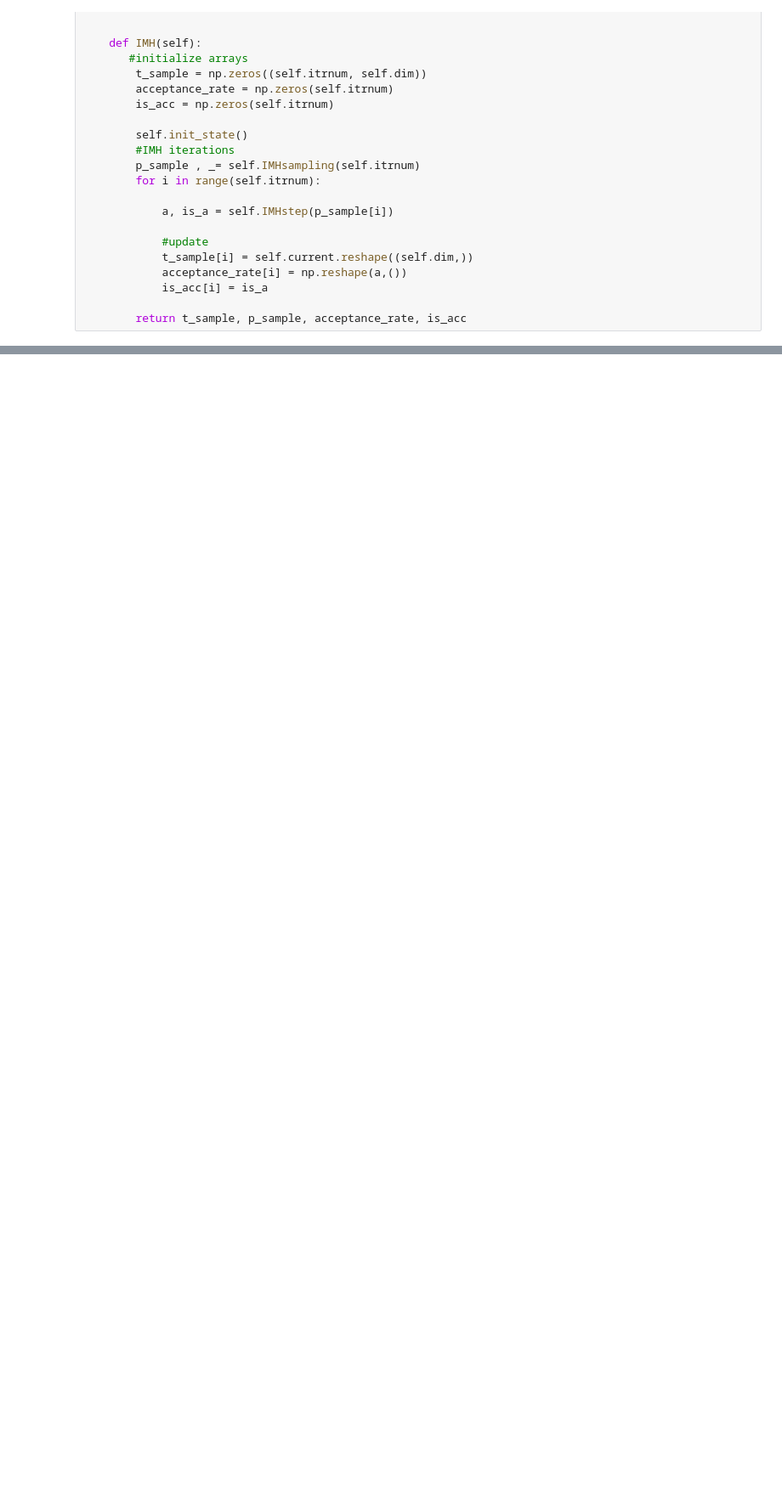
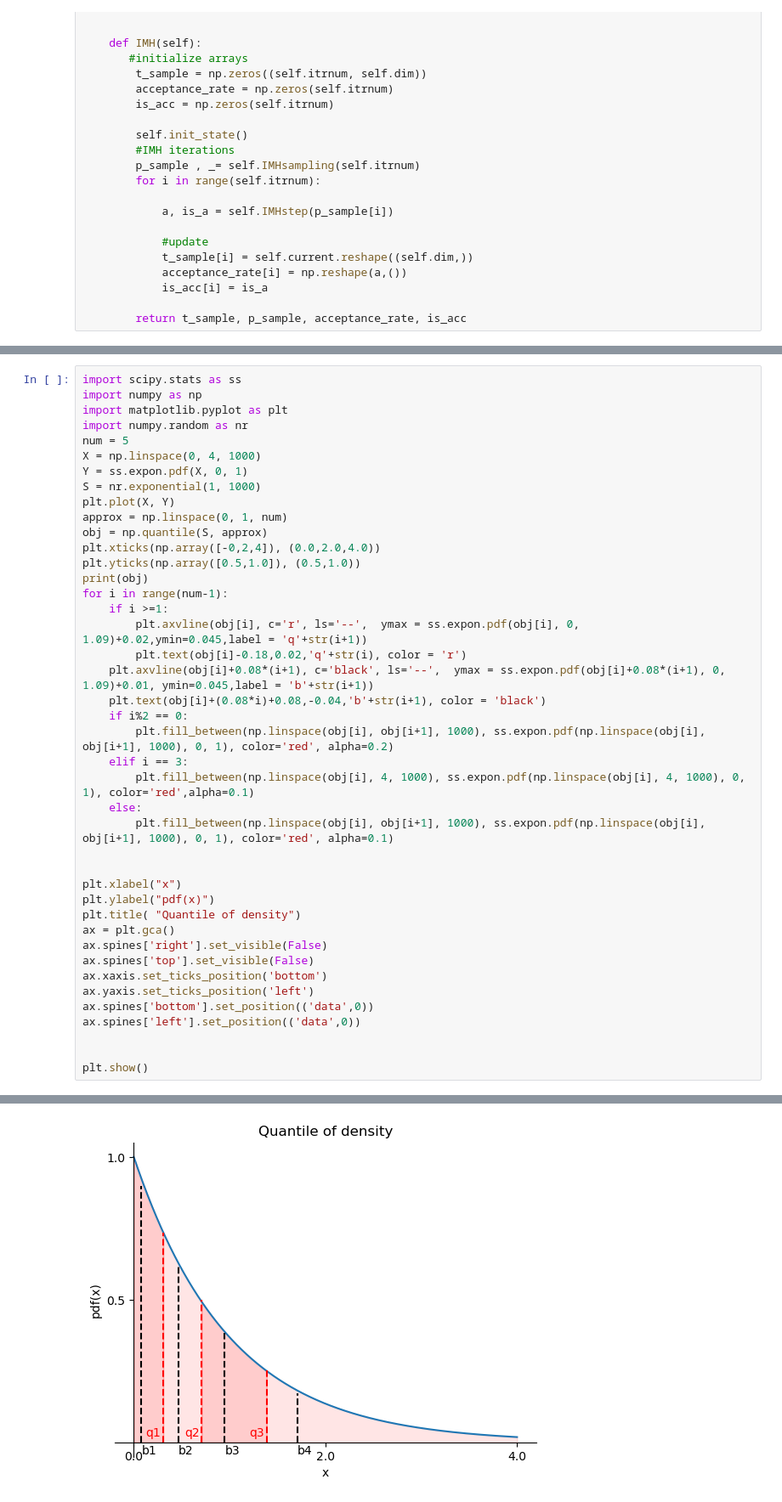
Before and after one commit to cliusir123/VRforIM, a Jupyter notebook: simulation.ipynb, the cells around one changed output, grey strips where cells are left out. Shown at 85% size. Saved outputs shown, nothing was run; the diff lists cells and outputs as text; blank space fills up the shorter version.

```diff
--- a/simulation.ipynb
+++ b/simulation.ipynb
@@ -254,0 +316,43 @@ plt.show()
+# %%
+import scipy.stats as ss
+import numpy as np
+import matplotlib.pyplot as plt
+import numpy.random as nr
+num = 5
+X = np.linspace(0, 4, 1000)
+Y = ss.expon.pdf(X, 0, 1)
+S = nr.exponential(1, 1000)
+plt.plot(X, Y)
+approx = np.linspace(0, 1, num)
+obj = np.quantile(S, approx)
+plt.xticks(np.array([-0,2,4]), (0.0,2.0,4.0))
+plt.yticks(np.array([0.5,1.0]), (0.5,1.0))
+print(obj)
+for i in range(num-1):
+    if i >=1:
+        plt.axvline(obj[i], c='r', ls='--',  ymax = ss.expon.pdf(obj[i], 0, 1.09)+0.02,ymin=0.045,label = 'q'+str(i+1))
+        plt.text(obj[i]-0.18,0.02,'q'+str(i), color = 'r')
+    plt.axvline(obj[i]+0.08*(i+1), c='black', ls='--',  ymax = ss.expon.pdf(obj[i]+0.08*(i+1), 0, 1.09)+0.01, ymin=0.045,label = 'b'+str(i+1))
+    plt.text(obj[i]+(0.08*i)+0.08,-0.04,'b'+str(i+1), color = 'black')
+    if i%2 == 0:
+        plt.fill_between(np.linspace(obj[i], obj[i+1], 1000), ss.expon.pdf(np.linspace(obj[i], obj[i+1], 1000), 0, 1), color='red', alpha=0.2)
+    elif i == 3:
+        plt.fill_between(np.linspace(obj[i], 4, 1000), ss.expon.pdf(np.linspace(obj[i], 4, 1000), 0, 1), color='red',alpha=0.1)
+    else:
+        plt.fill_between(np.linspace(obj[i], obj[i+1], 1000), ss.expon.pdf(np.linspace(obj[i], obj[i+1], 1000), 0, 1), color='red', alpha=0.1)
+
+
+plt.xlabel("x")
+plt.ylabel("pdf(x)")
+plt.title( "Quantile of density")
+ax = plt.gca()
+ax.spines['right'].set_visible(False)
+ax.spines['top'].set_visible(False)
+ax.xaxis.set_ticks_position('bottom')
+ax.yaxis.set_ticks_position('left')
+ax.spines['bottom'].set_position(('data',0))
+ax.spines['left'].set_position(('data',0))
+
+
+plt.show()
+# %% [output]
@@ -254,0 +361 @@ plt.show()
+[figure, added]
```
Also changed, not shown: parts of 9 cells of this notebook, 11 other files.
